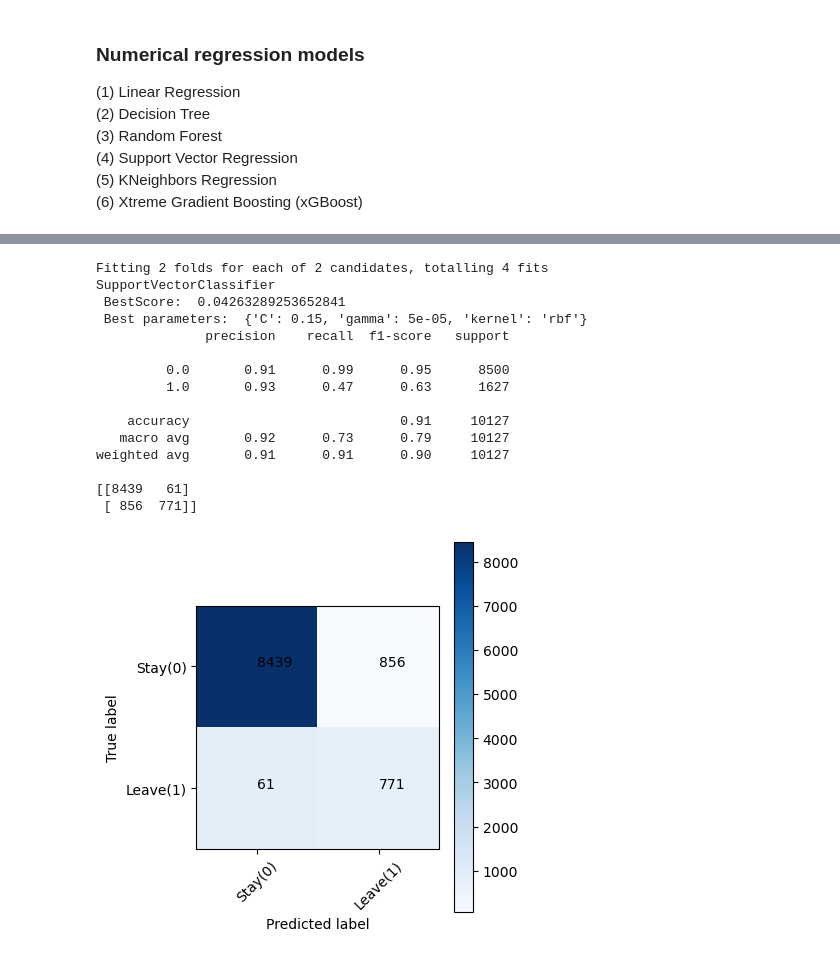
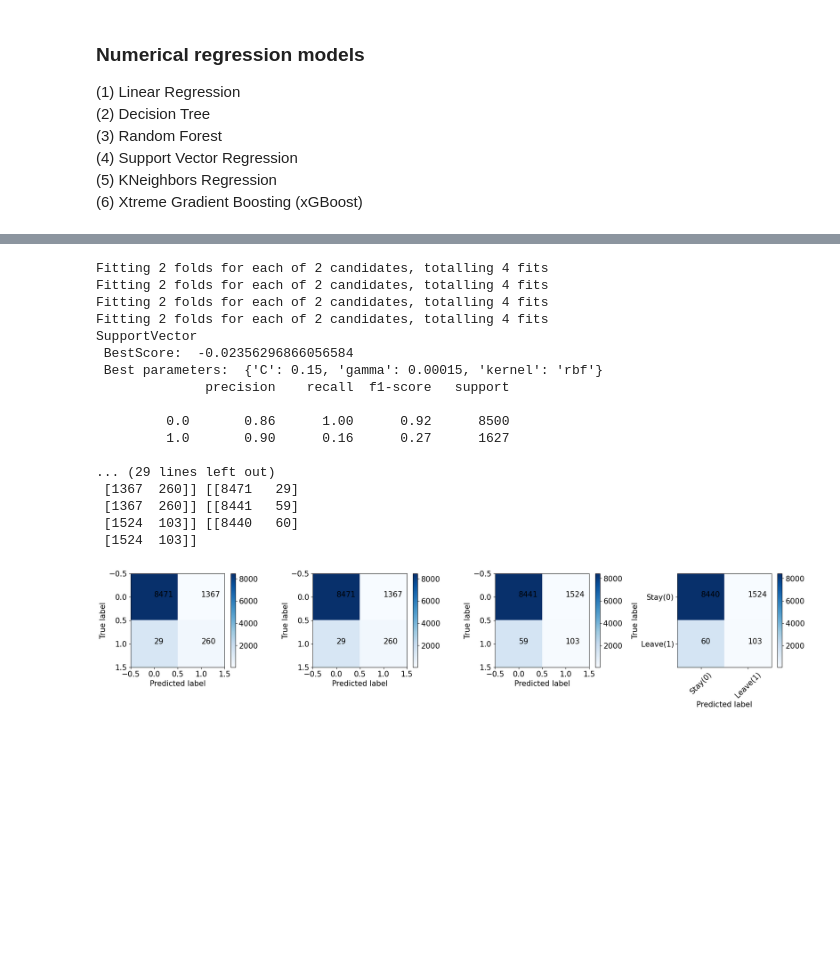
Before and after one commit to amitkr2410/MachineLearning, a Jupyter notebook: BankCreditCardChurn/CustomerChurn.ipynb, the cells around one changed output, grey strips where cells are left out. Drawn from its saved outputs; the diff is of its cells as text; code cells hidden in the pictures; blank space fills up the shorter version.

```diff
--- a/BankCreditCardChurn/CustomerChurn.ipynb
+++ b/BankCreditCardChurn/CustomerChurn.ipynb
@@ -308,11 +461,21 @@ df.head()
 #In this dataset, we have two options to choose dependent variable Y
 #i.e. "Customer attrition" column can be used as Y and also one can use "NaiveBayesProb" column
 #Define x_test and y_test, we will use full training data as test set
-X_train =  df.iloc[:,1:-1].to_numpy()
-y_train = df.iloc[:,-1].to_numpy()
+#We have 4 different sets of x_train, i.e df_full, df_short, df_full_ohe, df_short_ohe
 
-X_test =  X_train
-y_test =  y_train
+X_test1 =  df_full.iloc[:,:].to_numpy()
+X_test2 =  df_full_ohe.iloc[:,:].to_numpy()
+X_test3 =  df_short.iloc[:,:].to_numpy()
+X_test4 =  df_short_ohe.iloc[:,:].to_numpy()
+
+y_test = df.iloc[:,-1].to_numpy()
+
+X_train1 = X_test1[0:9000,:]
+X_train2 = X_test2[0:9000,:]
+X_train3 = X_test3[0:9000,:]
+X_train4 = X_test4[0:9000,:]
+
+y_train = y_test[0:9000]
 
 print(df.iloc[:,1:-1].columns )
 print(y_train)
@@ -416,37 +639,58 @@ weighted avg       0.90      0.86      0.87     10127
 # %%
 from sklearn.svm import SVR
 
 svr = SVR()
 param_grid = {  'C': [  0.15,],
                 'gamma': [0.00005, 0.00015],
                 'kernel': ['rbf'] }
-svr_model = GridSearchCV(svr, param_grid = param_grid, cv = 2, verbose = True)
-best_svr = svr_model.fit(X_train, y_train)
+svr_model1 = GridSearchCV(svr, param_grid = param_grid, cv = 2, verbose = True)
+svr_model2 = GridSearchCV(svr, param_grid = param_grid, cv = 2, verbose = True)
+svr_model3 = GridSearchCV(svr, param_grid = param_grid, cv = 2, verbose = True)
+svr_model4 = GridSearchCV(svr, param_grid = param_grid, cv = 2, verbose = True)
+
+best_svr1 = svr_model1.fit(X_train1, y_train)
+best_svr2 = svr_model2.fit(X_train2, y_train)
+best_svr3 = svr_model3.fit(X_train3, y_train)
+best_svr4 = svr_model4.fit(X_train4, y_train)
 print('SupportVector', "\n",
-                "BestScore: ", best_svr.best_score_, '\n',
-                 "Best parameters: ", best_svr.best_params_ )
+                "BestScore: ", best_svr1.best_score_, '\n',
+                 "Best parameters: ", best_svr1.best_params_ )
 
 
 #Print confusion matrix
-y_predict_svr = svr_model.predict(X_train)
-EvaluateModel( ConvertToDiscrete(y_train,ProbCutoff), ConvertToDiscrete(y_predict_svr,ProbCutoff) )
+y_predict_svr1 = svr_model1.predict(X_test1)
+y_predict_svr2 = svr_model2.predict(X_test2)
+y_predict_svr3 = svr_model3.predict(X_test3)
+y_predict_svr4 = svr_model4.predict(X_test4)
+
+
+#EvaluateModel( ConvertToDiscrete(y_train,ProbCutoff), ConvertToDiscrete(y_predict_svr,ProbCutoff) )
+
+A = ConvertToDiscrete(y_predict_svr1,ProbCutoff)
+B = ConvertToDiscrete(y_predict_svr2,ProbCutoff)
+C = ConvertToDiscrete(y_predict_svr3,ProbCutoff)
+D = ConvertToDiscrete(y_predict_svr4,ProbCutoff)
+
+EvaluateModel4D( ConvertToDiscrete(y_test,ProbCutoff), [A,B,C,D] )
 # %% [output]
 Fitting 2 folds for each of 2 candidates, totalling 4 fits
-SupportVectorClassifier
- BestScore:  0.04263289253652841
- Best parameters:  {'C': 0.15, 'gamma': 5e-05, 'kernel': 'rbf'}
+Fitting 2 folds for each of 2 candidates, totalling 4 fits
+Fitting 2 folds for each of 2 candidates, totalling 4 fits
+Fitting 2 folds for each of 2 candidates, totalling 4 fits
+SupportVector
+ BestScore:  -0.02356296866056584
+ Best parameters:  {'C': 0.15, 'gamma': 0.00015, 'kernel': 'rbf'}
               precision    recall  f1-score   support
 
-         0.0       0.91      0.99      0.95      8500
-         1.0       0.93      0.47      0.63      1627
+         0.0       0.86      1.00      0.92      8500
+         1.0       0.90      0.16      0.27      1627
 
-    accuracy                           0.91     10127
-   macro avg       0.92      0.73      0.79     10127
-weighted avg       0.91      0.91      0.90     10127
-
-[[8439   61]
- [ 856  771]]
+... (29 lines left out)
+ [1367  260]] [[8471   29]
+ [1367  260]] [[8441   59]
+ [1524  103]] [[8440   60]
+ [1524  103]]
-[figure, old version]
+[figure, new version]
 # %%
 #Using  DecisionTree regression to model the data
 from sklearn import tree
```
Also changed, not shown: parts of 19 cells of this notebook.
